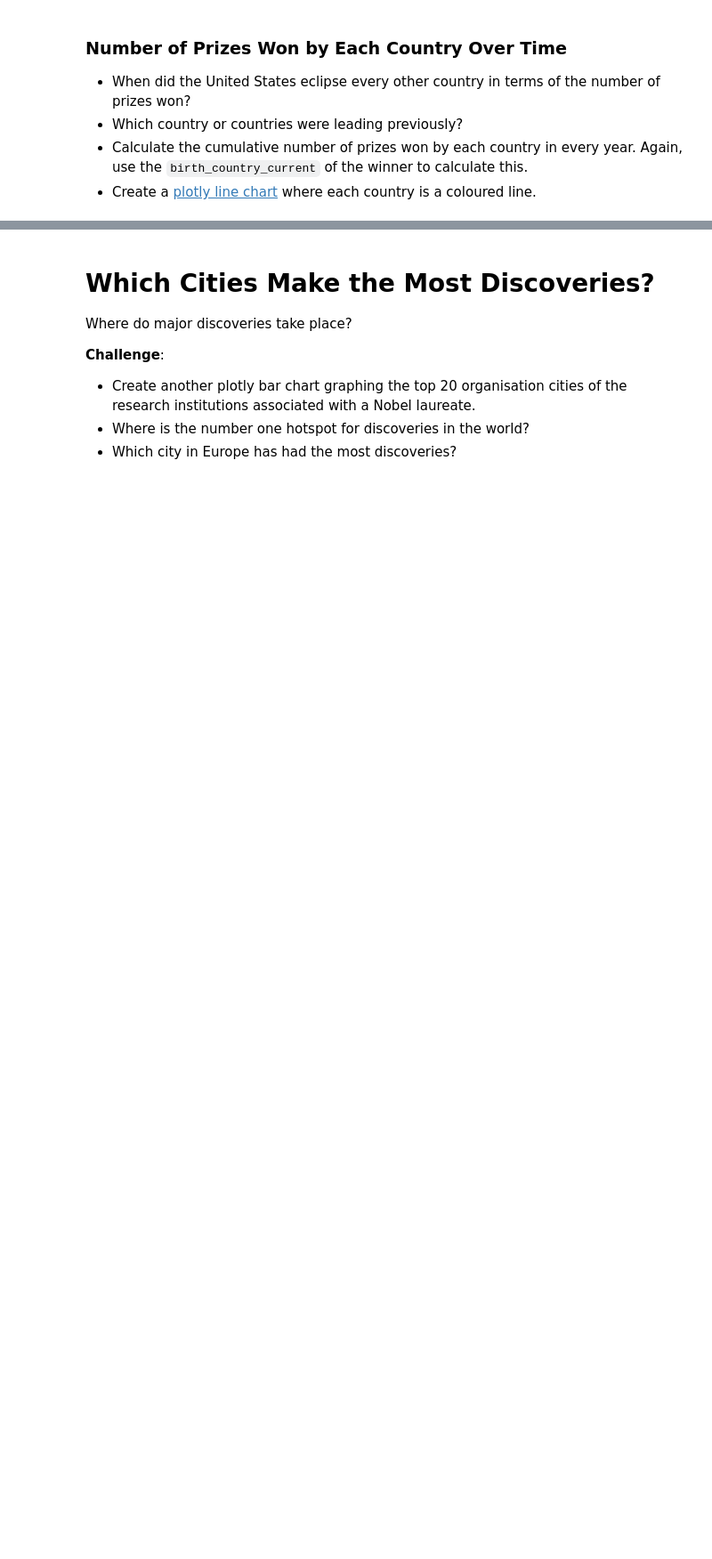
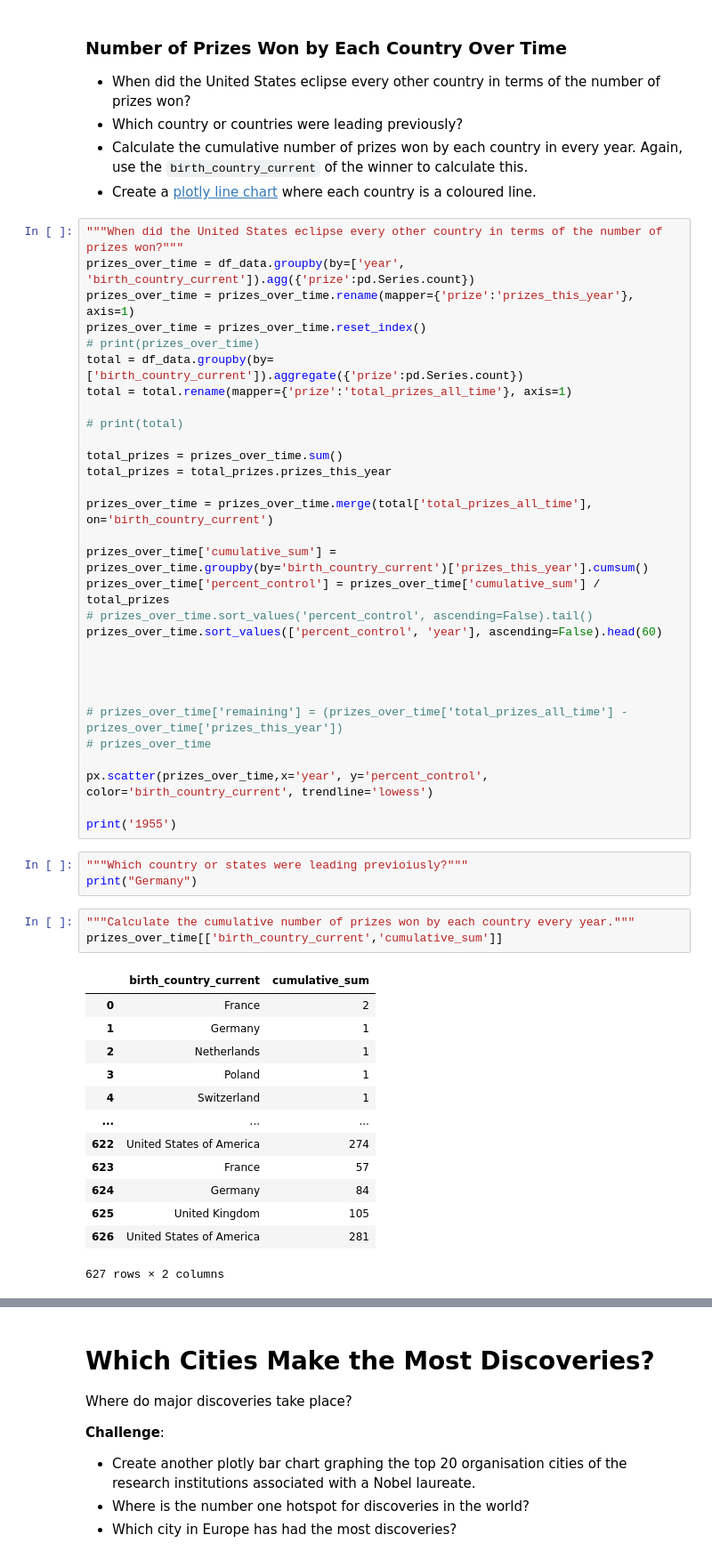
Before and after one commit to J-Bills/day_79, a Jupyter notebook: Nobel+Prize+Analysis+Start/Nobel_Prize_Analysis_(start).ipynb, the cells around one changed output, grey strips where cells are left out. Shown at 89% size. Cells and saved outputs as stored; diff of their text form; blank space fills up the shorter version.

Commit message:
used cumsum to solve the question of what countries had the most prizes over time and when that trend started

```diff
--- a/Nobel+Prize+Analysis+Start/Nobel_Prize_Analysis_(start).ipynb
+++ b/Nobel+Prize+Analysis+Start/Nobel_Prize_Analysis_(start).ipynb
@@ -631,3 +671,53 @@ The hard part is preparing the data for this chart!
 * Which country or countries were leading previously?
 * Calculate the cumulative number of prizes won by each country in every year. Again, use the `birth_country_current` of the winner to calculate this.
 * Create a [plotly line chart](https://plotly.com/python/line-charts/) where each country is a coloured line.
+# %%
+"""When did the United States eclipse every other country in terms of the number of prizes won?"""
+prizes_over_time = df_data.groupby(by=['year', 'birth_country_current']).agg({'prize':pd.Series.count})
+prizes_over_time = prizes_over_time.rename(mapper={'prize':'prizes_this_year'}, axis=1)
+prizes_over_time = prizes_over_time.reset_index()
+# print(prizes_over_time)
+total = df_data.groupby(by=['birth_country_current']).aggregate({'prize':pd.Series.count})
+total = total.rename(mapper={'prize':'total_prizes_all_time'}, axis=1)
+
+# print(total)
+
+total_prizes = prizes_over_time.sum()
+total_prizes = total_prizes.prizes_this_year
+
+prizes_over_time = prizes_over_time.merge(total['total_prizes_all_time'], on='birth_country_current')
+
+prizes_over_time['cumulative_sum'] = prizes_over_time.groupby(by='birth_country_current')['prizes_this_year'].cumsum()
+prizes_over_time['percent_control'] = prizes_over_time['cumulative_sum'] / total_prizes
+# prizes_over_time.sort_values('percent_control', ascending=False).tail()
+prizes_over_time.sort_values(['percent_control', 'year'], ascending=False).head(60)
+
+
+
+
+# prizes_over_time['remaining'] = (prizes_over_time['total_prizes_all_time'] - prizes_over_time['prizes_this_year'])
+# prizes_over_time
+
+px.scatter(prizes_over_time,x='year', y='percent_control', color='birth_country_current', trendline='lowess')
+
+print('1955')
+# %%
+"""Which country or states were leading previoiusly?"""
+print("Germany")
+# %%
+"""Calculate the cumulative number of prizes won by each country every year."""
+prizes_over_time[['birth_country_current','cumulative_sum']]
+# %% [output]
+|  | birth_country_current | cumulative_sum |
+| 0 | France | 2 |
+| 1 | Germany | 1 |
+| 2 | Netherlands | 1 |
+| 3 | Poland | 1 |
+| 4 | Switzerland | 1 |
+| ... | ... | ... |
+| 622 | United States of America | 274 |
+| 623 | France | 57 |
+| 624 | Germany | 84 |
+| 625 | United Kingdom | 105 |
+| 626 | United States of America | 281 |
+627 rows × 2 columns
```
Also changed, not shown: parts of 7 cells of this notebook.
